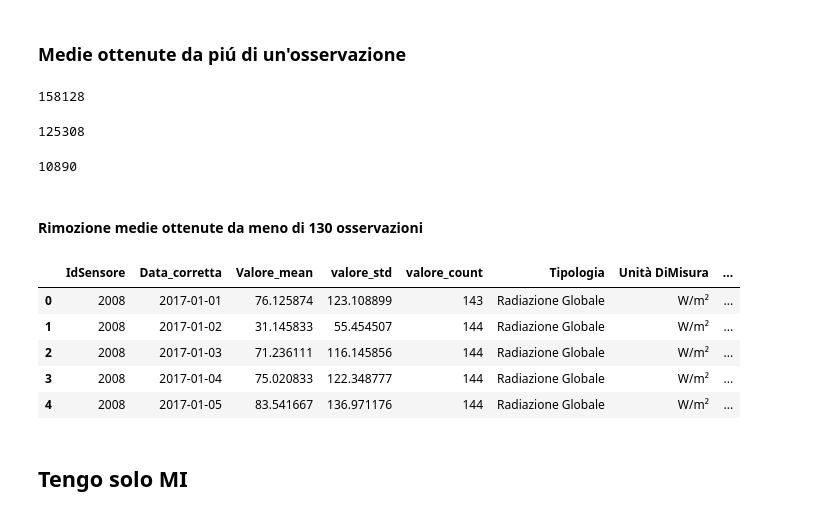
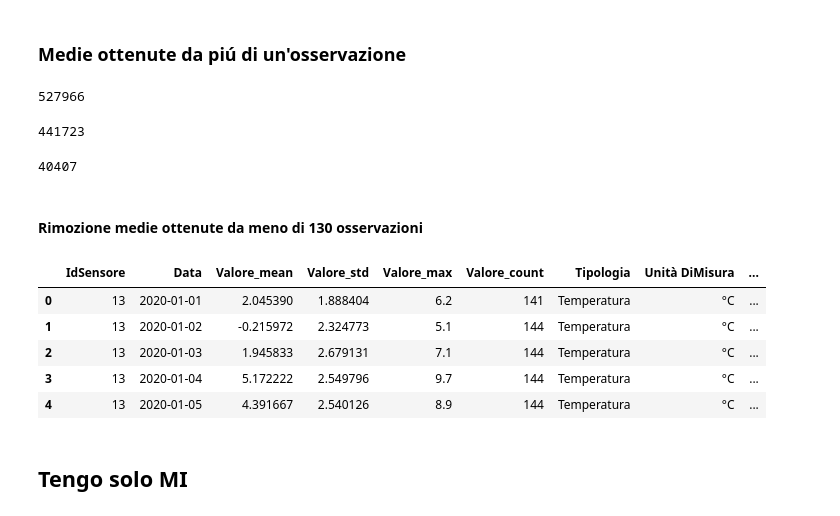
Before and after one commit to giocoal/air-quality-milano-interactive-data-visualization-tableau, a Jupyter notebook: Data_Visualization_21_22_Preparation_Meteo_radiazione.ipynb, the cells around one changed output. Cells and saved outputs as stored; diff of their text form; code cells hidden in the pictures.

```diff
--- a/Data_Visualization_21_22_Preparation_Meteo_radiazione.ipynb
+++ b/Data_Visualization_21_22_Preparation_Meteo_radiazione.ipynb
@@ -42,6 +43,6 @@ Data la grande dimensione di alcuni dei dataset utilizzati, questi verranno conv
 # %% [markdown]
 ### Read_csv
 # %%
-meteo__id_day = pd.read_csv(f'{path}data_meteo/meteo_group_17_21.csv', parse_dates = ['Data_corretta'], index_col = 0)
+meteo__id_day = pd.read_csv(f'{path}data_meteo/meteo_group_17_21.csv', parse_dates = ['Data'], index_col = 0)
 meteo__id_day.dtypes
 # %% [output]
@@ -131,7 +133,7 @@ NB: l’orario del dato è "ora solare" e si riferisce alle osservazioni ottenut
 # %% [markdown]
 ### Read_csv
 # %%
-sensori_meteo = pd.read_csv(f'{path}Stazioni_Meteorologiche.csv', dtype = {'Tipologia': 'category'})
+sensori_meteo = pd.read_csv(f'{path}Stazioni_Meteorologiche.csv')
 sensori_meteo.head()
 #stazioni_meteo['Tipologia'].value_counts()
 # %% [output]
@@ -198,7 +200,7 @@ Name: Zona, dtype: int64
 # %% [markdown]
 ## Data Cleansing
 # %%
-sensori_meteo.drop(sensori_meteo[sensori_meteo['Tipologia'] != 'Radiazione Globale'].index, inplace = True)
+sensori_meteo.drop(sensori_meteo[~sensori_meteo['Tipologia'].isin(['Temperatura', 'Radiazione Globale'])].index, inplace = True)
 sensori_meteo.reset_index(drop=True, inplace=True)
 sensori_meteo
 # %% [output]
@@ -243,28 +245,28 @@ meteo_sensori__id_day
 # %%
 meteo_sensori__id_day.shape[0]
 # %% [output]
-158128
+527966
 # %%
-meteo_sensori__id_day[meteo_sensori__id_day.valore_count == 144].shape[0]
+meteo_sensori__id_day[meteo_sensori__id_day.Valore_count == 144].shape[0]
 # %% [output]
-125308
+441723
 # %%
-meteo_sensori__id_day[meteo_sensori__id_day.valore_count < 130].shape[0]
+meteo_sensori__id_day[meteo_sensori__id_day.Valore_count < 130].shape[0]
 # %% [output]
-10890
+40407
 # %% [markdown]
 #### Rimozione medie ottenute da meno di 130 osservazioni
 # %%
-meteo_sensori__id_day.drop(meteo_sensori__id_day[meteo_sensori__id_day.valore_count < 130].index, inplace=True)
+meteo_sensori__id_day.drop(meteo_sensori__id_day[meteo_sensori__id_day.Valore_count < 130].index, inplace=True)
 meteo_sensori__id_day.reset_index(drop=True, inplace=True)
 meteo_sensori__id_day.head()
 # %% [output]
-|  | IdSensore | Data_corretta | Valore_mean | valore_std | valore_count | Tipologia | Unità DiMisura | ... |
-| 0 | 2008 | 2017-01-01 | 76.125874 | 123.108899 | 143 | Radiazione Globale | W/m² | ... |
-| 1 | 2008 | 2017-01-02 | 31.145833 | 55.454507 | 144 | Radiazione Globale | W/m² | ... |
-| 2 | 2008 | 2017-01-03 | 71.236111 | 116.145856 | 144 | Radiazione Globale | W/m² | ... |
-| 3 | 2008 | 2017-01-04 | 75.020833 | 122.348777 | 144 | Radiazione Globale | W/m² | ... |
-| 4 | 2008 | 2017-01-05 | 83.541667 | 136.971176 | 144 | Radiazione Globale | W/m² | ... |
+|  | IdSensore | Data | Valore_mean | Valore_std | Valore_max | Valore_count | Tipologia | Unità DiMisura | ... |
+| 0 | 13 | 2020-01-01 | 2.045390 | 1.888404 | 6.2 | 141 | Temperatura | °C | ... |
+| 1 | 13 | 2020-01-02 | -0.215972 | 2.324773 | 5.1 | 144 | Temperatura | °C | ... |
+| 2 | 13 | 2020-01-03 | 1.945833 | 2.679131 | 7.1 | 144 | Temperatura | °C | ... |
+| 3 | 13 | 2020-01-04 | 5.172222 | 2.549796 | 9.7 | 144 | Temperatura | °C | ... |
+| 4 | 13 | 2020-01-05 | 4.391667 | 2.540126 | 8.9 | 144 | Temperatura | °C | ... |
 # %% [markdown]
 ## Tengo solo MI
 # %% [markdown]
```
Also changed, not shown: parts of 15 cells of this notebook, 5 other files.
